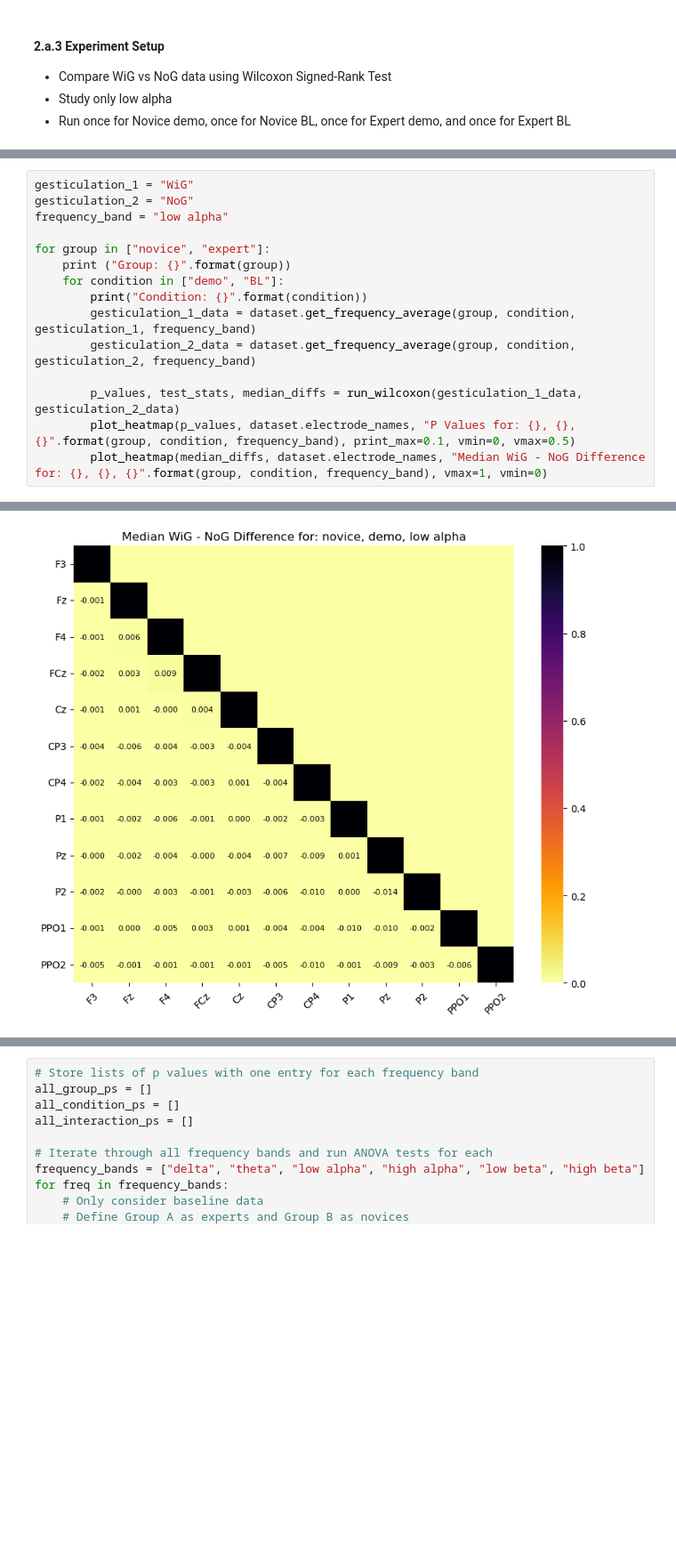
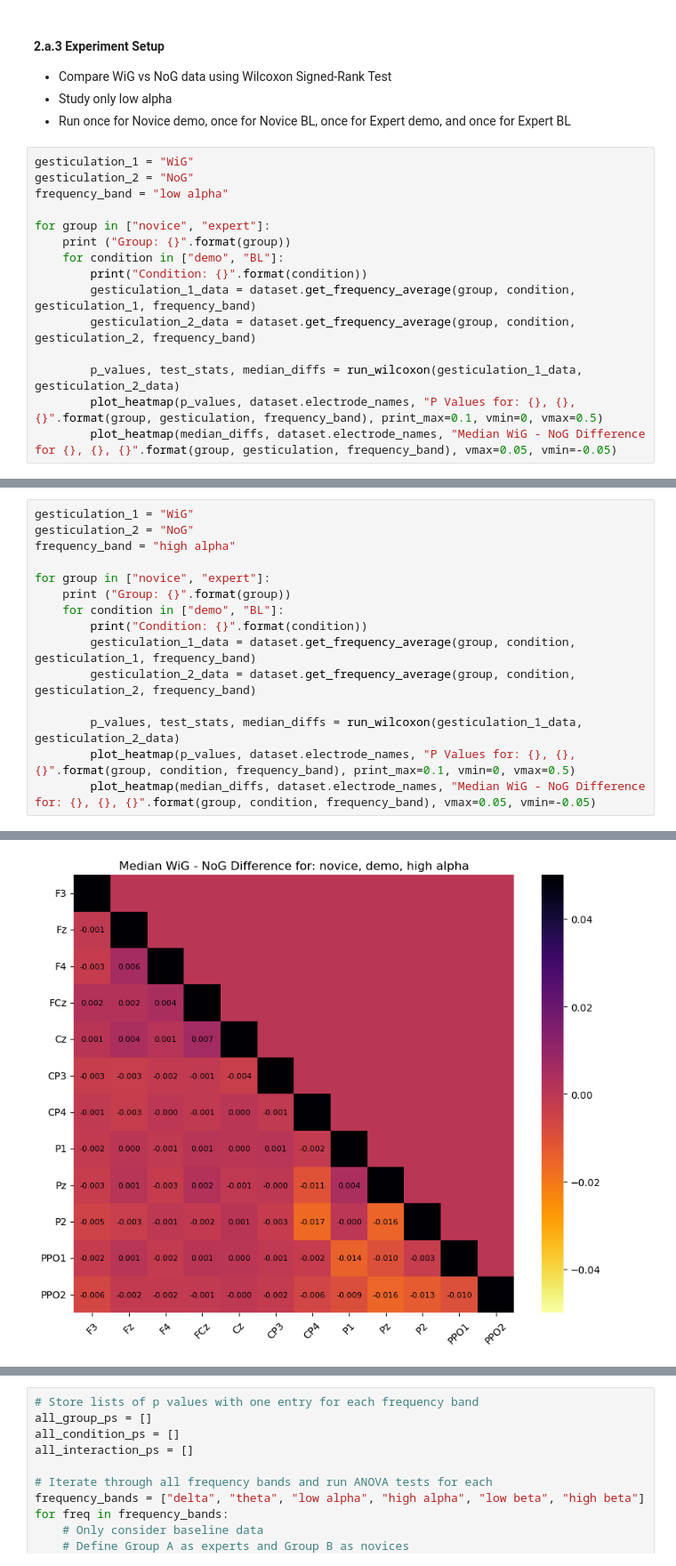
Before and after one commit to orion-junkins/eeg-connectivity, a Jupyter notebook: results_entropy.ipynb, the cells around one changed output, grey strips where cells are left out. Shown at 89% size. Cells and saved outputs as stored; diff of their text form; blank space fills up the shorter version.

```diff
--- a/results_entropy.ipynb
+++ b/results_entropy.ipynb
@@ -196,3 +180,18 @@ Gesticulation: NoG
 * Compare WiG vs NoG data using Wilcoxon Signed-Rank Test
 * Study only low alpha
 * Run once for Novice demo, once for Novice BL, once for Expert demo, and once for Expert BL
+# %%
+gesticulation_1 = "WiG"
+gesticulation_2 = "NoG"
+frequency_band = "low alpha"
+
+for group in ["novice", "expert"]:
+    print ("Group: {}".format(group))
+    for condition in ["demo", "BL"]:
+        print("Condition: {}".format(condition))
+        gesticulation_1_data = dataset.get_frequency_average(group, condition, gesticulation_1, frequency_band)
+        gesticulation_2_data = dataset.get_frequency_average(group, condition, gesticulation_2, frequency_band)
+
+        p_values, test_stats, median_diffs = run_wilcoxon(gesticulation_1_data, gesticulation_2_data)
+        plot_heatmap(p_values, dataset.electrode_names, "P Values for: {}, {}, {}".format(group, gesticulation, frequency_band), print_max=0.1, vmin=0, vmax=0.5)
+        plot_heatmap(median_diffs, dataset.electrode_names, "Median WiG - NoG Difference for {}, {}, {}".format(group, gesticulation, frequency_band), vmax=0.05, vmin=-0.05)
@@ -199,7 +218,7 @@ Gesticulation: NoG
 # %%
 gesticulation_1 = "WiG"
 gesticulation_2 = "NoG"
-frequency_band = "low alpha"
+frequency_band = "high alpha"
 
 for group in ["novice", "expert"]:
     print ("Group: {}".format(group))
@@ -210,7 +229,7 @@ for group in ["novice", "expert"]:
 
         p_values, test_stats, median_diffs = run_wilcoxon(gesticulation_1_data, gesticulation_2_data)
         plot_heatmap(p_values, dataset.electrode_names, "P Values for: {}, {}, {}".format(group, condition, frequency_band), print_max=0.1, vmin=0, vmax=0.5)
-        plot_heatmap(median_diffs, dataset.electrode_names, "Median WiG - NoG Difference for: {}, {}, {}".format(group, condition, frequency_band), vmax=1, vmin=0)
+        plot_heatmap(median_diffs, dataset.electrode_names, "Median WiG - NoG Difference for: {}, {}, {}".format(group, condition, frequency_band), vmax=0.05, vmin=-0.05)
 # %% [output]
 Group: novice
 Condition: demo
@@ -218,2 +237,2 @@ Condition: demo
-[figure, old version]
+[figure, new version]
 Condition: BL
```
Also changed, not shown: parts of 12 cells of this notebook.
